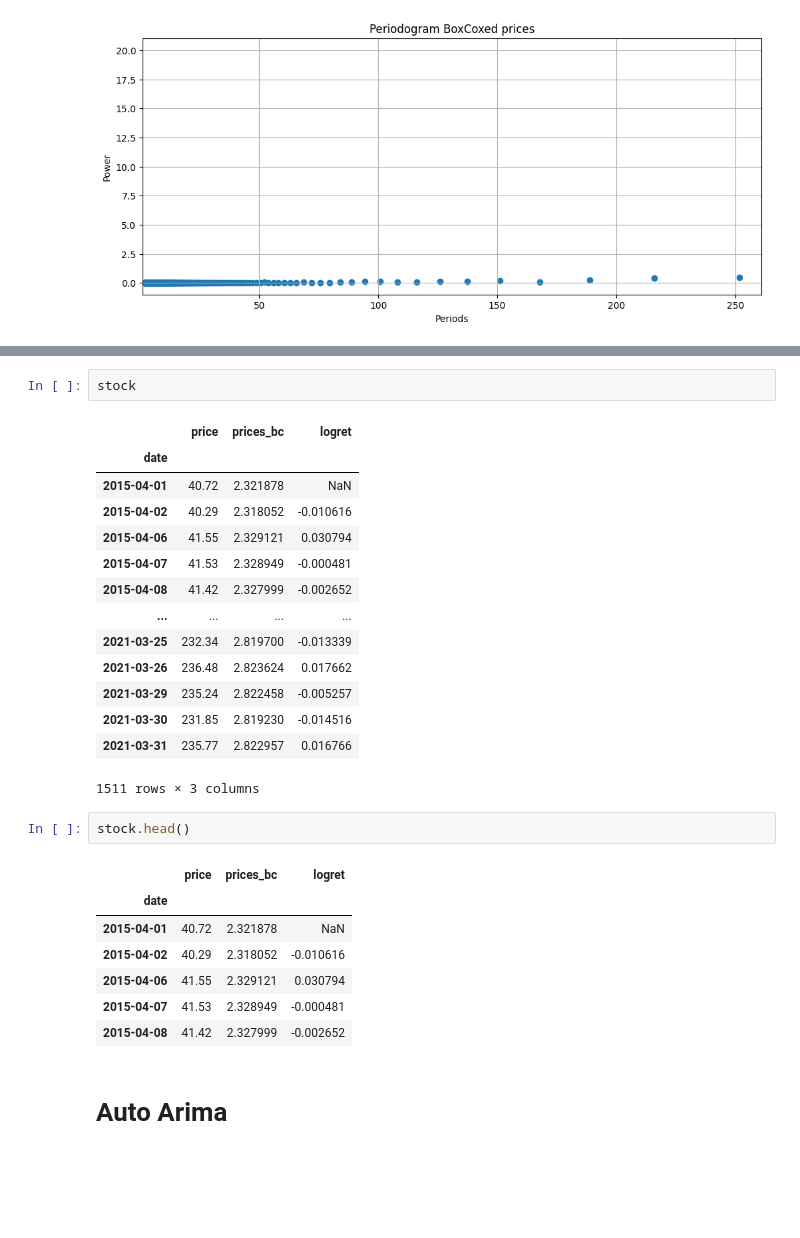
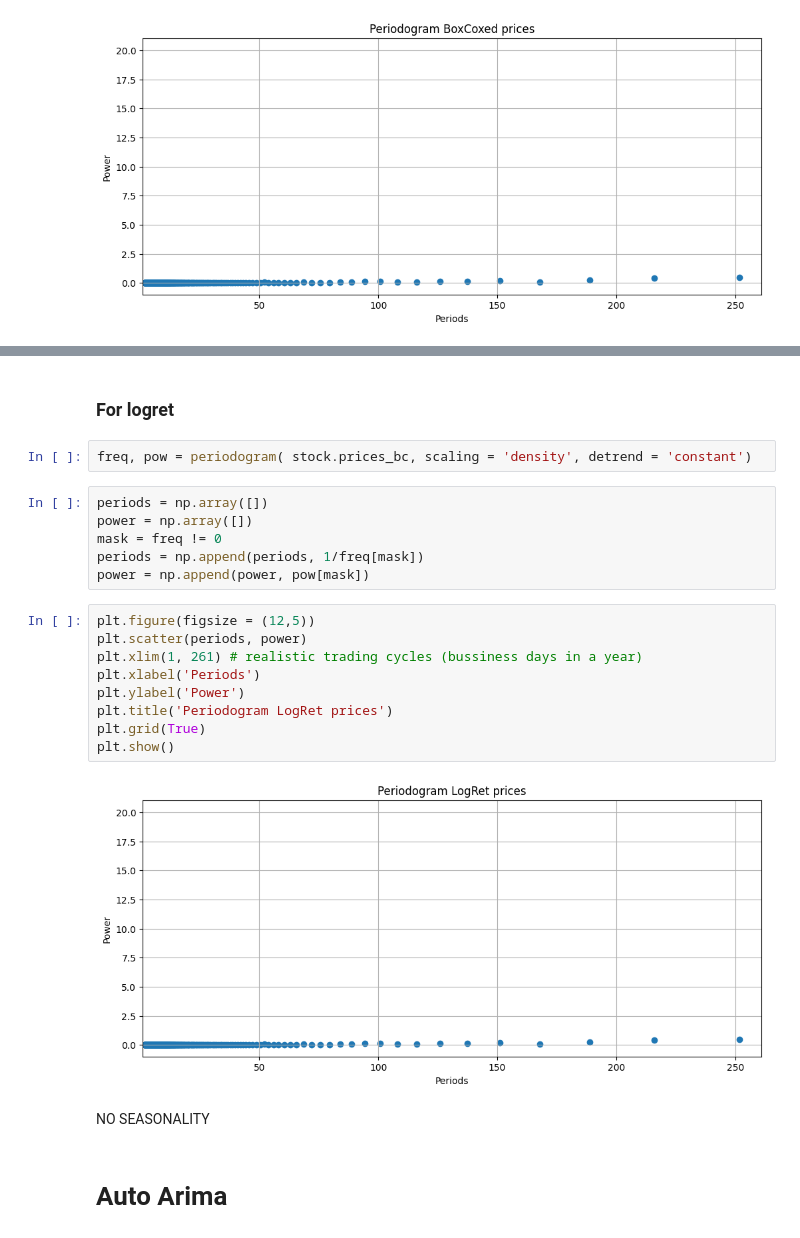
Before and after one commit to Kedar154/AI-Driven-Stock-Market-Intelligence, a Jupyter notebook: stock_pred_ARIMA(3).ipynb, the cells around one changed output, grey strips where cells are left out. Cells and saved outputs as stored; diff of their text form; blank space fills up the shorter version.

```diff
--- a/stock_pred_ARIMA(3).ipynb
+++ b/stock_pred_ARIMA(3).ipynb
@@ -186,30 +179,26 @@ stock['logret'] = np.log( stock['price']).diff()
-# %%
-stock
-# %% [output]
-|  | price | prices_bc | logret |
-| date |  |  |  |
-| 2015-04-01 | 40.72 | 2.321878 | NaN |
-| 2015-04-02 | 40.29 | 2.318052 | -0.010616 |
-| 2015-04-06 | 41.55 | 2.329121 | 0.030794 |
-| 2015-04-07 | 41.53 | 2.328949 | -0.000481 |
-| 2015-04-08 | 41.42 | 2.327999 | -0.002652 |
-| ... | ... | ... | ... |
-| 2021-03-25 | 232.34 | 2.819700 | -0.013339 |
-| 2021-03-26 | 236.48 | 2.823624 | 0.017662 |
-| 2021-03-29 | 235.24 | 2.822458 | -0.005257 |
-| 2021-03-30 | 231.85 | 2.819230 | -0.014516 |
-| 2021-03-31 | 235.77 | 2.822957 | 0.016766 |
-1511 rows × 3 columns
-# %%
-stock.head()
-# %% [output]
-|  | price | prices_bc | logret |
-| date |  |  |  |
-| 2015-04-01 | 40.72 | 2.321878 | NaN |
-| 2015-04-02 | 40.29 | 2.318052 | -0.010616 |
-| 2015-04-06 | 41.55 | 2.329121 | 0.030794 |
-| 2015-04-07 | 41.53 | 2.328949 | -0.000481 |
-| 2015-04-08 | 41.42 | 2.327999 | -0.002652 |
+# %% [markdown]
+### For logret
+# %%
+freq, pow = periodogram( stock.prices_bc, scaling = 'density', detrend = 'constant')
+# %%
+periods = np.array([])
+power = np.array([])
+mask = freq != 0
+periods = np.append(periods, 1/freq[mask])
+power = np.append(power, pow[mask])
+# %%
+plt.figure(figsize = (12,5))
+plt.scatter(periods, power)
+plt.xlim(1, 261) # realistic trading cycles (bussiness days in a year)
+plt.xlabel('Periods')
+plt.ylabel('Power')
+plt.title('Periodogram LogRet prices')
+plt.grid(True)
+plt.show()
+# %% [output]
+[figure, added]
+# %% [markdown]
+NO SEASONALITY
 # %% [markdown]
 # Auto Arima
 # %%
```
Also changed, not shown: parts of 51 cells of this notebook.
